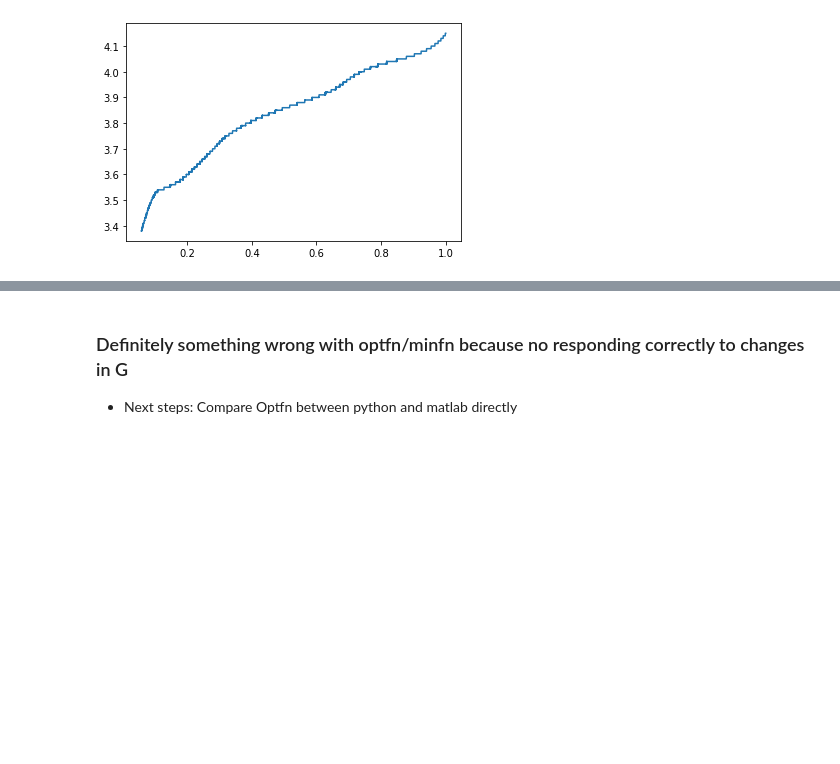
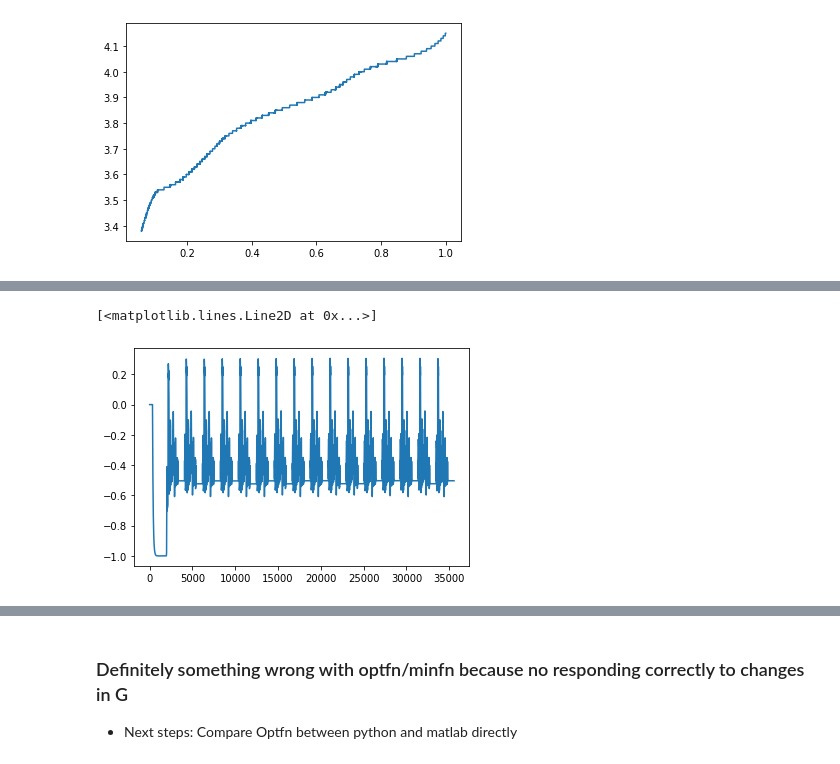
Before and after one commit to mattybohan/bms-specialization, a Jupyter notebook: course-2/notebooks/2022-02-12-mtb-lesson_2.3.3.ipynb, the cells around one changed output, grey strips where cells are left out. Cells and saved outputs as stored; diff of their text form; code cells hidden in the pictures; blank space fills up the shorter version.

```diff
--- a/course-2/notebooks/2022-02-12-mtb-lesson_2.3.3.ipynb
+++ b/course-2/notebooks/2022-02-12-mtb-lesson_2.3.3.ipynb
@@ -37,0 +55,4 @@ plt.plot(test.model[5]['Z'],test.model[5]['OCV'][0])
+# %%
+H_o = scipy.io.loadmat('../data/H.mat', simplify_cells=True)['H']
+# %%
+H_o = H_o.T
@@ -37,0 +68,5 @@ plt.plot(test.model[5]['Z'],test.model[5]['OCV'][0])
+# %%
+plt.plot(H_o[0])
+# %% [output]
+[<matplotlib.lines.Line2D at 0x...>]
+[figure, added]
```
Also changed, not shown: parts of 137 cells of this notebook, 7 other files.
